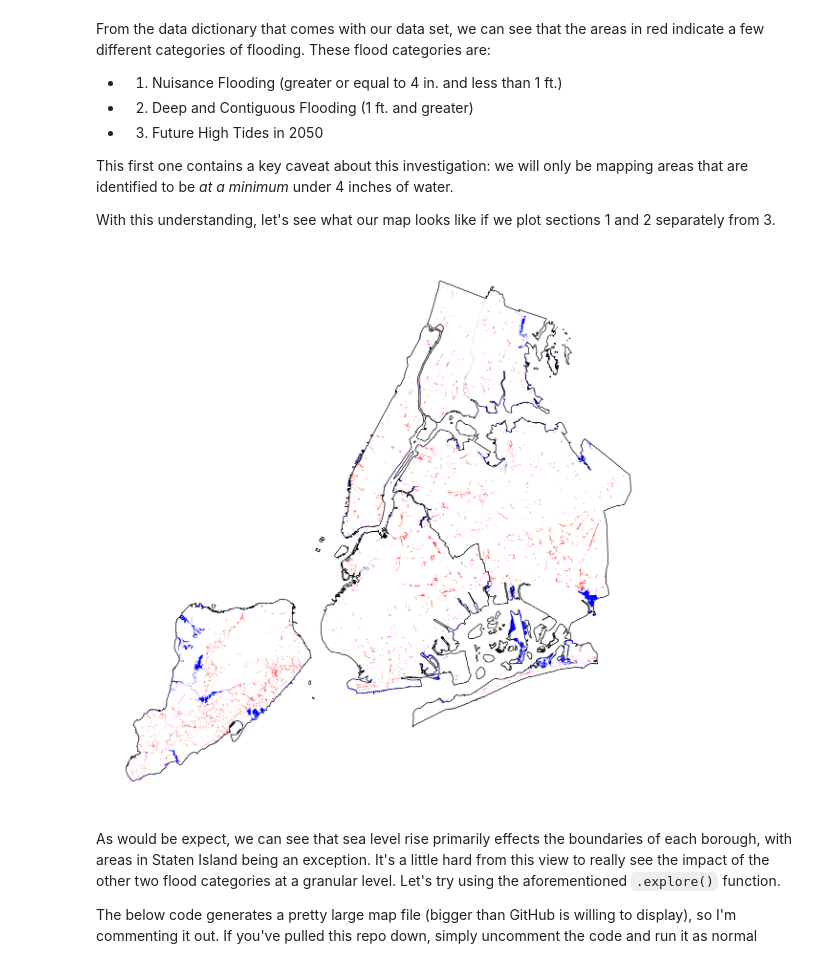
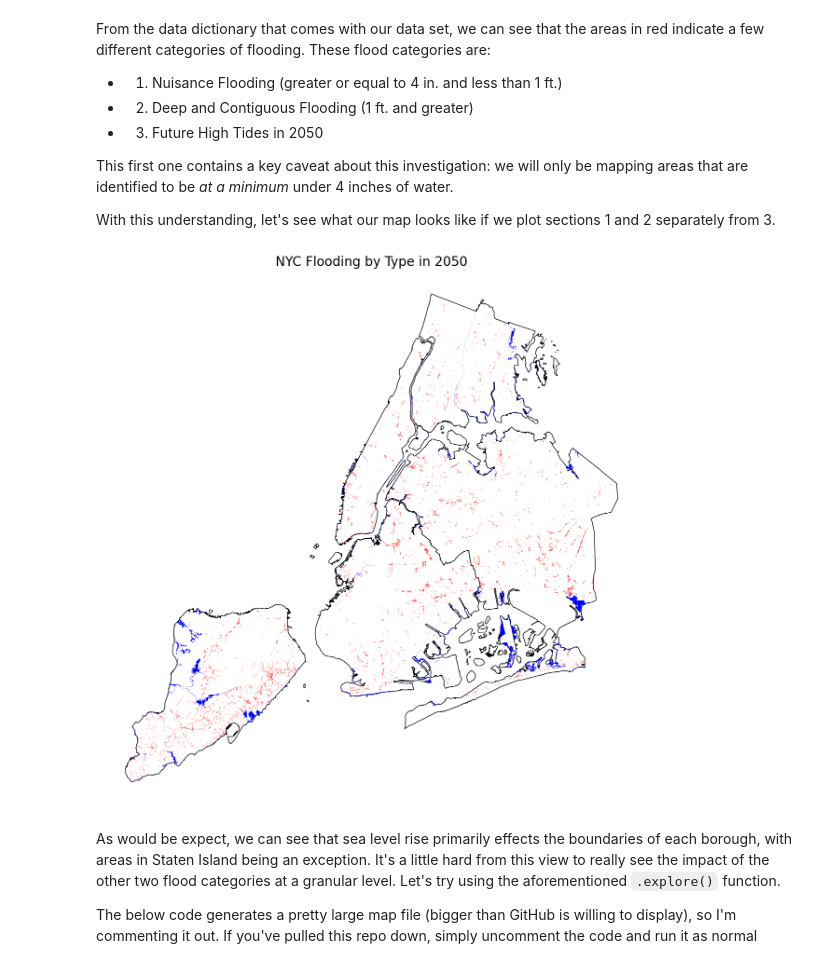
Before and after one commit to lnagle/nyc-at-risk-housing, a Jupyter notebook: index.ipynb, the cells around one changed output. Drawn from its saved outputs; the diff is of its cells as text; code cells hidden in the pictures.

Commit message:
Add titles to maps

```diff
--- a/index.ipynb
+++ b/index.ipynb
@@ -52,20 +54,21 @@ With this understanding, let's see what our map looks like if we plot sections 1
 # %%
 
 base = nyc_base.plot(figsize=(15, 15), color='white', edgecolor='black', linewidth=1)
+base.set_title("NYC Flooding by Type in 2050", fontsize=20)
 base.set_axis_off()
 
 gdf = geopandas.read_file('rawData/floodMapData2050.gdb')
 
 # Separate flooding categories from sea level change category
 gdf1 = gdf.head(2)
 gdf2 = gdf.tail(1)
 
 gdf1.plot(ax=base, color='red')
 gdf2.plot(ax=base, color='blue')
 
 plt.savefig('images/flooding2050SeparatedFloodTypes', dpi=200)
 # %% [output]
-[figure, old version]
+[figure, new version]
 # %% [markdown]
 As would be expect, we can see that sea level rise primarily effects the boundaries of each borough, with areas in Staten Island being an exception. It's a little hard from this view to really see the impact of the other two flood categories at a granular level. Let's try using the aforementioned `.explore()` function.
 
```
Also changed, not shown: parts of 2 cells of this notebook, 3 other files.
